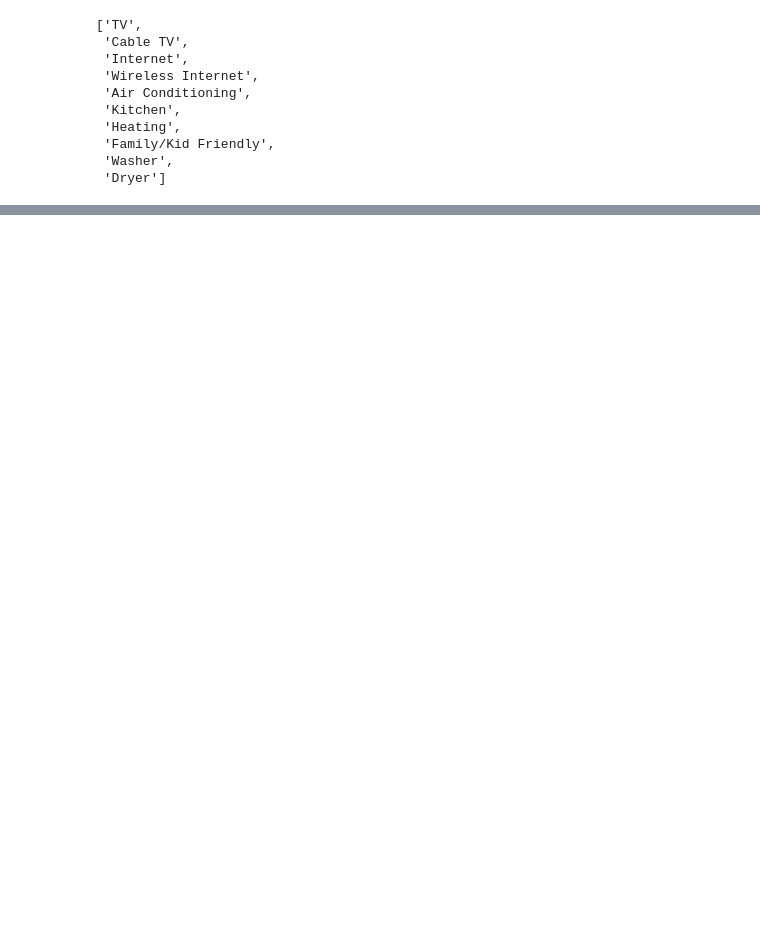
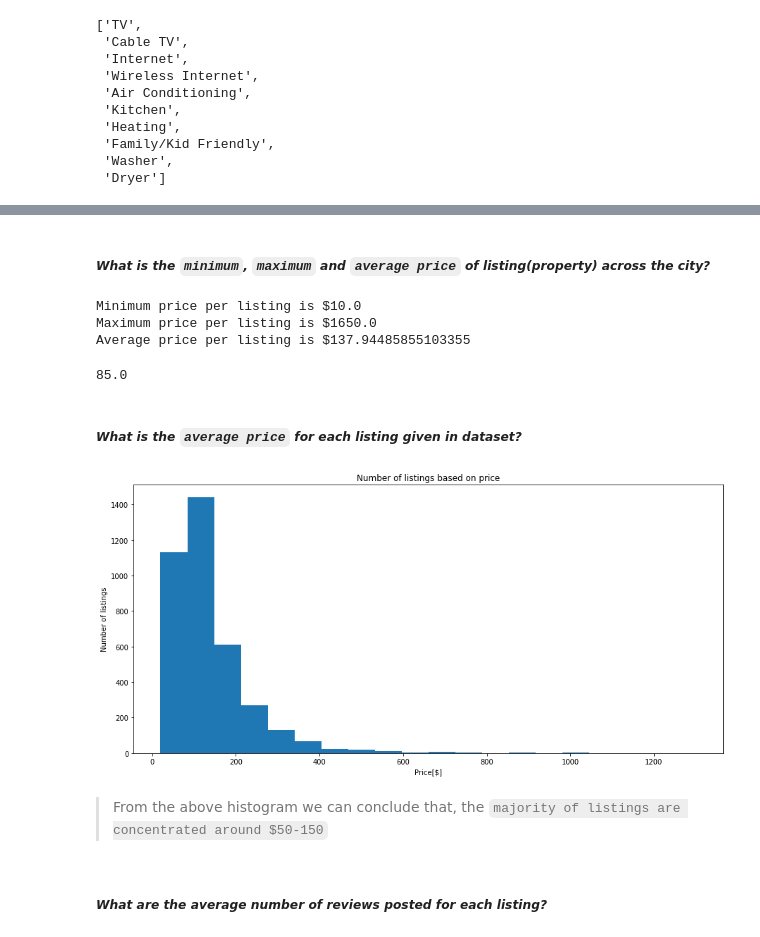
Before and after one commit to s-nilesh/AirBnB-Data-Analysis, a Jupyter notebook: airbnb-analysis.ipynb, the cells around one changed output, grey strips where cells are left out. Cells and saved outputs as stored; diff of their text form; code cells hidden in the pictures; blank space fills up the shorter version.

```diff
--- a/airbnb-analysis.ipynb
+++ b/airbnb-analysis.ipynb
@@ -368,0 +439,7 @@ df.amenities[100000].replace('"','').replace("'",'').replace('{','').replace('}'
+# %%
+#extra_people into binary column for modeling(1 if there is extra fee, else 0)
+df['extra_people_fee'] = df.apply(lambda row: 0.0 if row['extra_people']=='$0.00' else 1.0, axis=1)
+# %%
+#drop 'extra_people' column
+df = df.drop(columns = ['extra_people'])
+df = df.drop(columns = ['host_since_year'])
@@ -368,0 +448,7 @@ df.amenities[100000].replace('"','').replace("'",'').replace('{','').replace('}'
+# %%
+#fill missing values for review scores columns
+review_scores_columns = ['review_scores_rating', 'review_scores_accuracy', 'review_scores_cleanliness',
+                     'review_scores_checkin', 'review_scores_communication', 'review_scores_location',
+                     'review_scores_value']
+for column in review_scores_columns:
+    df[column].fillna(df[column].mean(), inplace = True)
@@ -368,0 +468,38 @@ df.amenities[100000].replace('"','').replace("'",'').replace('{','').replace('}'
+# %% [markdown]
+##### ***What is the `minimum`, `maximum` and `average price` of listing(property) across the city?***
+# %%
+#find minimum, maximum and average price for listing
+min_price = df['price'].min()
+max_price = df['price'].max()
+mean_price = df['price'].mean()
+
+print(f'Minimum price per listing is ${min_price}')
+print(f'Maximum price per listing is ${max_price}')
+print(f'Average price per listing is ${mean_price}')
+# %% [output]
+Minimum price per listing is $10.0
+Maximum price per listing is $1650.0
+Average price per listing is $137.94485855103355
+# %%
+df[df['listing_id'] == 241032]['price'].mean()
+# %% [output]
+85.0
+# %% [markdown]
+##### ***What is the `average price` for each listing given in dataset?***
+# %%
+#get the average price for each listing
+mean_price_for_listing = df.groupby('listing_id').mean()['price']
+# %%
+plt.figure(figsize=(15,7))
+plt.hist(mean_price_for_listing, bins=20)
+plt.ylabel('Number of listings')
+plt.xlabel('Price[$]')
+plt.title('Number of listings based on price')
+plt.savefig('./vizualizations/Price_distrubution.png')
+plt.show()
+# %% [output]
+[figure, added]
+# %% [markdown]
+> From the above histogram we can conclude that, the `majority of listings are concentrated around $50-150`
+# %% [markdown]
+##### ***What are the average number of reviews posted for each listing?***
```
Also changed, not shown: parts of 102 cells of this notebook, 20 other files.
